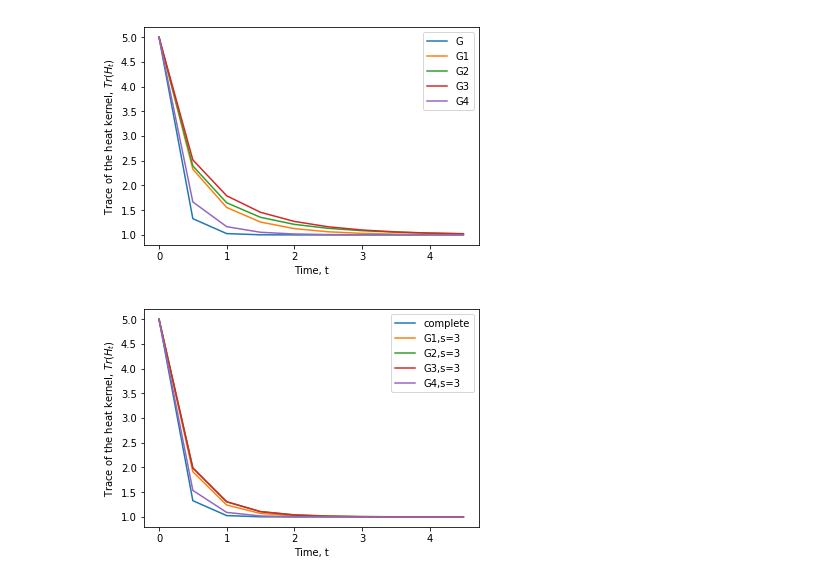
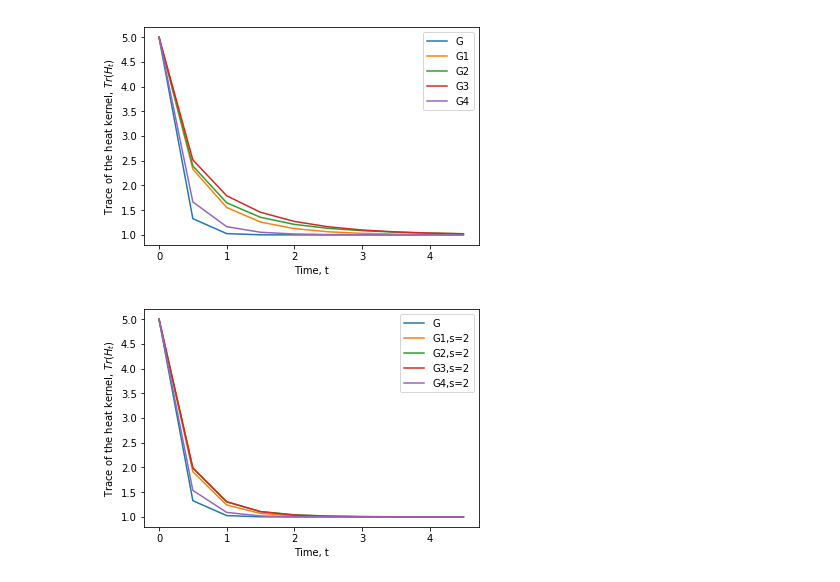
Before and after one commit to NanyanziAlice/Research-Code, a Jupyter notebook: kernel-toy-model-Copy1.ipynb, the cells around one changed output. Drawn from its saved outputs; the diff is of its cells as text; code cells hidden in the pictures.

```diff
--- a/kernel-toy-model-Copy1.ipynb
+++ b/kernel-toy-model-Copy1.ipynb
@@ -425,36 +425,36 @@ G2 = nx.Graph([(1,2),(2,3),(3,4),(4,5),(5,2)])
 G3 = nx.Graph([(1,2),(2,3),(3,4),(1,3),(3,5)])
 G4 = nx.Graph([(1,2),(1,5),(5,4),(2,4),(2,3),(3,4),(1,4),(2,5)])
 
 
 l1 = eigvals(nx.laplacian_matrix(G).todense())
 l2 = eigvals(kplaplacian_mtf(G1,2))
 l3 = eigvals(kplaplacian_mtf(G2,2))
 l4 = eigvals(kplaplacian_mtf(G3,2))
 l5 = eigvals(kplaplacian_mtf(G4,2))
 
 time = np.arange(0,5,0.5)
 
 T1=[]
 T2=[]
 T3 = []
 T4 =[]
 T5 = []
 TT=[]
 for t in time:
     T1.append(np.sum(np.exp(-t*(l1))))
     T2.append(np.sum(np.exp(-t*(l2))))
     T3.append(np.sum(np.exp(-t*(l3))))
     T4.append(np.sum(np.exp(-t*(l4))))
     T5.append(np.sum(np.exp(-t*(l5))))
 
-plt.plot(time,T1, label='complete')
-plt.plot(time,T2, label='G1,s=3')
-plt.plot(time,T3, label='G2,s=3')
-plt.plot(time,T4, label='G3,s=3')
-plt.plot(time,T5, label='G4,s=3')
+plt.plot(time,T1, label='G')
+plt.plot(time,T2, label='G1,s=2')
+plt.plot(time,T3, label='G2,s=2')
+plt.plot(time,T4, label='G3,s=2')
+plt.plot(time,T5, label='G4,s=2')
 plt.xlabel('Time, t')
 plt.ylabel('Trace of the heat kernel, $Tr(H_t)$')
 plt.legend()
 plt.show()
 # %% [output]
-[figure, old version]
+[figure, new version]
```
Also changed, not shown: parts of 11 cells of this notebook, 5 other files.
